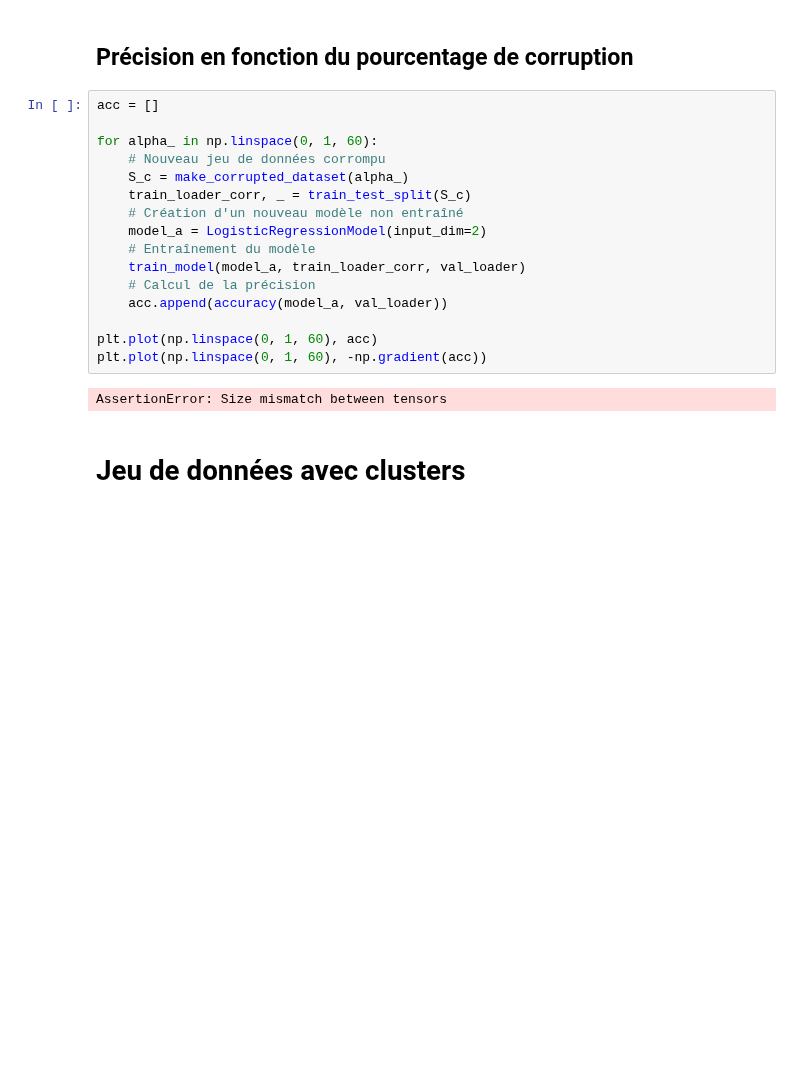
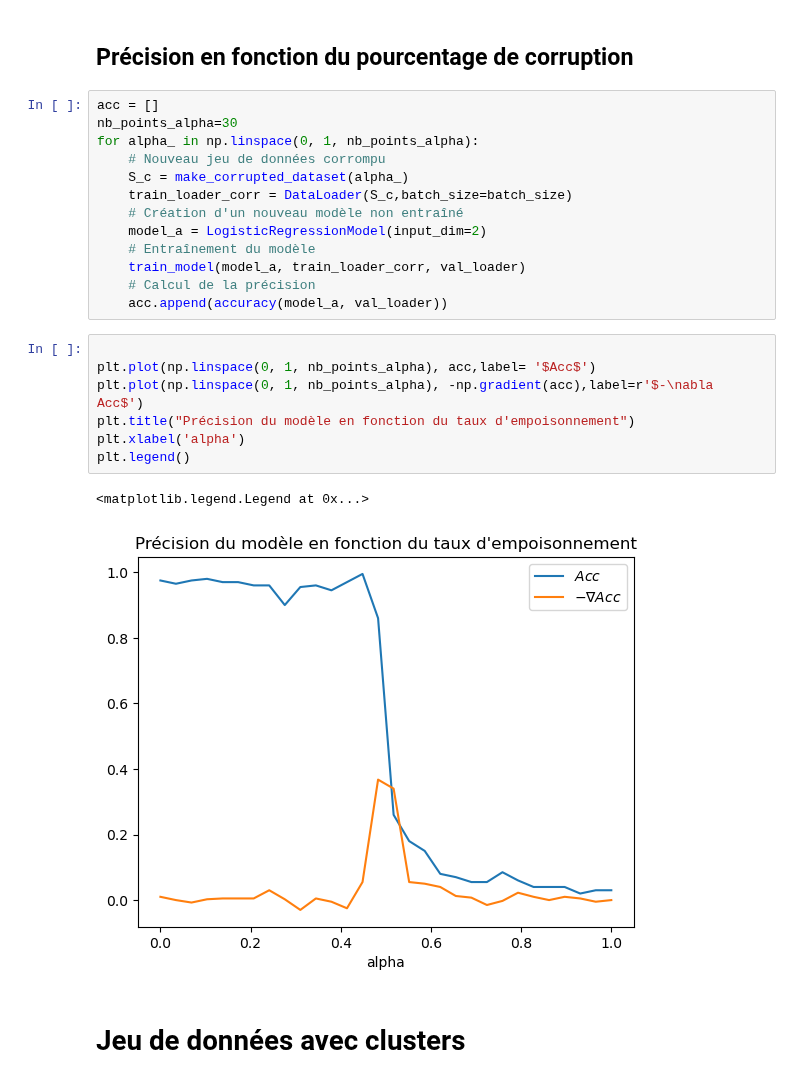
Before and after one commit to AI-Safety-X2023/playground, a Jupyter notebook: implementations/projects/poisoning/logistic_regression.ipynb, the cells around one changed output. Drawn from its saved outputs; the diff is of its cells as text; blank space fills up the shorter version.

```diff
--- a/implementations/projects/poisoning/logistic_regression.ipynb
+++ b/implementations/projects/poisoning/logistic_regression.ipynb
@@ -237,22 +270,27 @@ print(accuracy(model1, val_loader))
 ## Précision en fonction du pourcentage de corruption
 # %%
 acc = []
-
-for alpha_ in np.linspace(0, 1, 60):
+nb_points_alpha=30
+for alpha_ in np.linspace(0, 1, nb_points_alpha):
     # Nouveau jeu de données corrompu
     S_c = make_corrupted_dataset(alpha_)
-    train_loader_corr, _ = train_test_split(S_c)
+    train_loader_corr = DataLoader(S_c,batch_size=batch_size)
     # Création d'un nouveau modèle non entraîné
     model_a = LogisticRegressionModel(input_dim=2)
     # Entraînement du modèle
     train_model(model_a, train_loader_corr, val_loader)
     # Calcul de la précision
     acc.append(accuracy(model_a, val_loader))
-
-plt.plot(np.linspace(0, 1, 60), acc)
-plt.plot(np.linspace(0, 1, 60), -np.gradient(acc))
-# %% [output]
-AssertionError: Size mismatch between tensors
+# %%
+
+plt.plot(np.linspace(0, 1, nb_points_alpha), acc,label= '$Acc$')
+plt.plot(np.linspace(0, 1, nb_points_alpha), -np.gradient(acc),label=r'$-\nabla Acc$')
+plt.title("Précision du modèle en fonction du taux d'empoisonnement")
+plt.xlabel('alpha')
+plt.legend()
+# %% [output]
+<matplotlib.legend.Legend at 0x...>
+[figure, added]
 # %% [markdown]
 # Jeu de données avec clusters
 # %%
```
Also changed, not shown: parts of 24 cells of this notebook.
